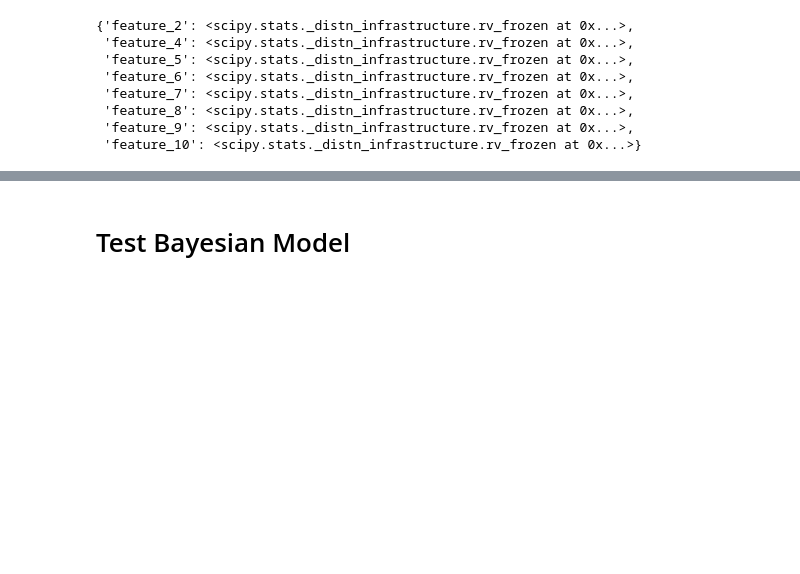
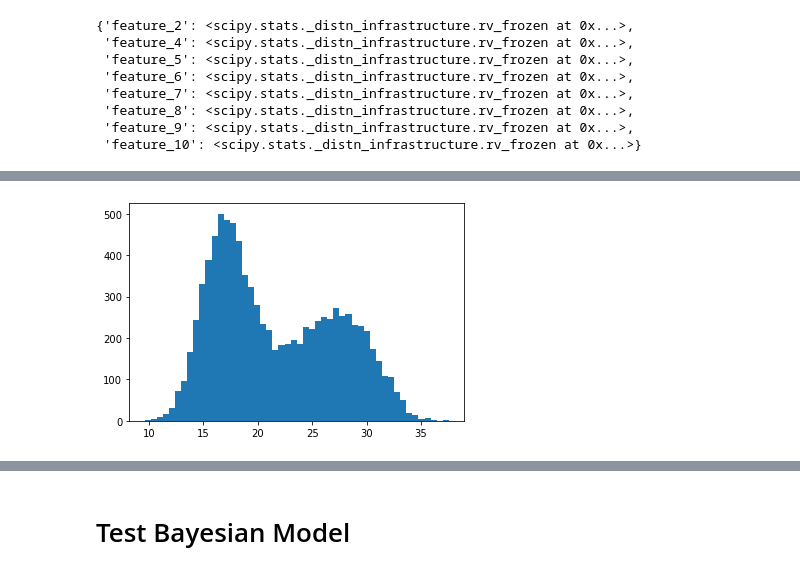
Before and after one commit to jnshzk/CCM_project, a Jupyter notebook: bayesian_model.ipynb, the cells around one changed output, grey strips where cells are left out. Cells and saved outputs as stored; diff of their text form; code cells hidden in the pictures; blank space fills up the shorter version.

```diff
--- a/bayesian_model.ipynb
+++ b/bayesian_model.ipynb
@@ -71,0 +153,11 @@ feature_dists_5
+# %%
+#fit distributionn for feature 6
+
+feature_6 = train_feature_vals_df['feature_6']
+feature_6_hist = plt.hist(feature_6, bins=50)
+feature_6_hist
+
+#add histogram to hist_dict
+hist_dict['feature_6'] = feature_6_hist
+# %% [output]
+[figure, added]
```
Also changed, not shown: parts of 30 cells of this notebook.
